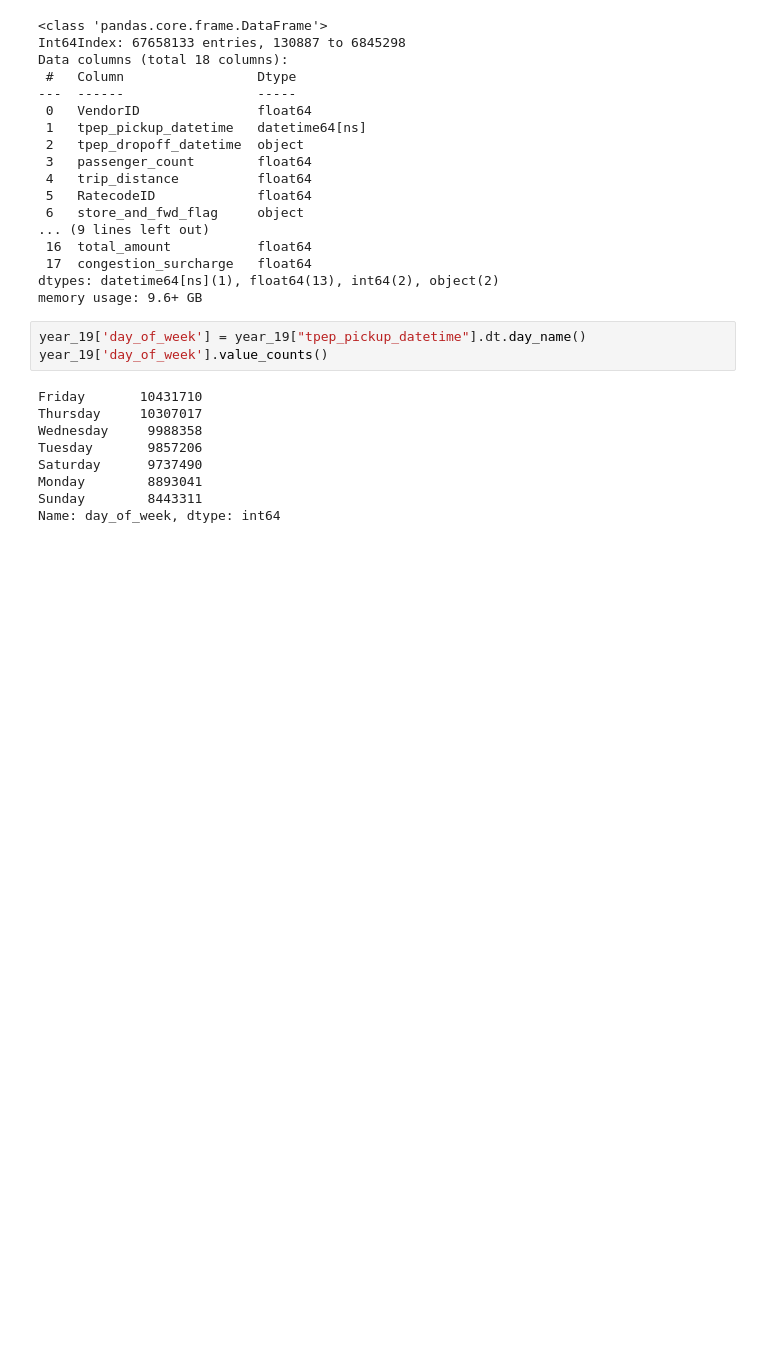
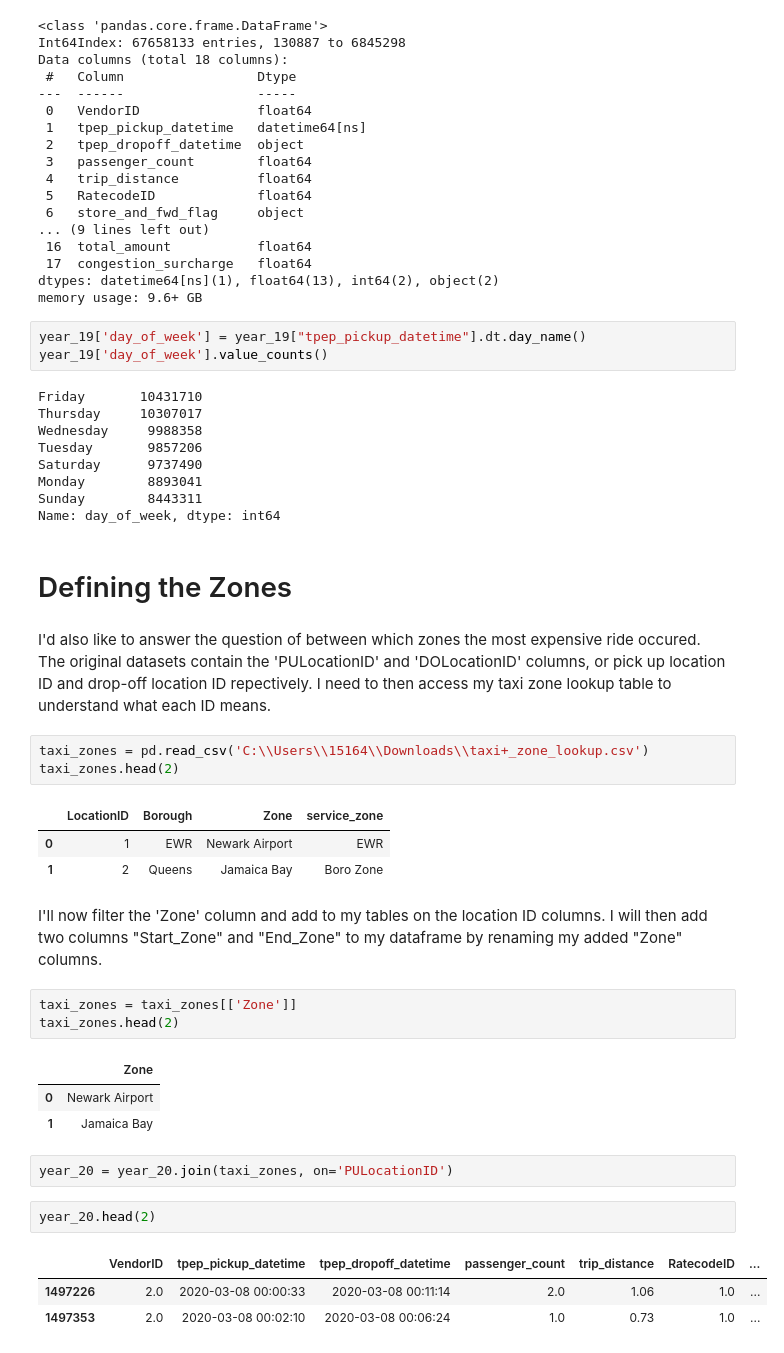
Before and after one commit to samtuleen/nyc-taxis-vs-covid, a Jupyter notebook: data_cleaning.ipynb, the cells around one changed output. Drawn from its saved outputs; the diff is of its cells as text; blank space fills up the shorter version.

```diff
--- a/data_cleaning.ipynb
+++ b/data_cleaning.ipynb
@@ -242,3 +254,31 @@ Saturday      9737490
 Monday        8893041
 Sunday        8443311
 Name: day_of_week, dtype: int64
+# %% [markdown]
+# Defining the Zones
+# %% [markdown]
+I'd also like to answer the question of between which zones the most expensive ride occured. The original datasets contain the 'PULocationID' and 'DOLocationID' columns, or pick up location ID and drop-off location ID repectively. I need to then access my taxi zone lookup table to understand what each ID means.
+# %%
+taxi_zones = pd.read_csv('C:\\Users\\15164\\Downloads\\taxi+_zone_lookup.csv')
+taxi_zones.head(2)
+# %% [output]
+|  | LocationID | Borough | Zone | service_zone |
+| 0 | 1 | EWR | Newark Airport | EWR |
+| 1 | 2 | Queens | Jamaica Bay | Boro Zone |
+# %% [markdown]
+I'll now filter the 'Zone' column and add to my tables on the location ID columns. I will then add two columns "Start_Zone" and "End_Zone" to my dataframe by renaming my added "Zone" columns.
+# %%
+taxi_zones = taxi_zones[['Zone']]
+taxi_zones.head(2)
+# %% [output]
+|  | Zone |
+| 0 | Newark Airport |
+| 1 | Jamaica Bay |
+# %%
+year_20 = year_20.join(taxi_zones, on='PULocationID')
+# %%
+year_20.head(2)
+# %% [output]
+|  | VendorID | tpep_pickup_datetime | tpep_dropoff_datetime | passenger_count | trip_distance | RatecodeID | ... |
+| 1497226 | 2.0 | 2020-03-08 00:00:33 | 2020-03-08 00:11:14 | 2.0 | 1.06 | 1.0 | ... |
+| 1497353 | 2.0 | 2020-03-08 00:02:10 | 2020-03-08 00:06:24 | 1.0 | 0.73 | 1.0 | ... |
```
Also changed, not shown: parts of 10 cells of this notebook, 1 other file.
